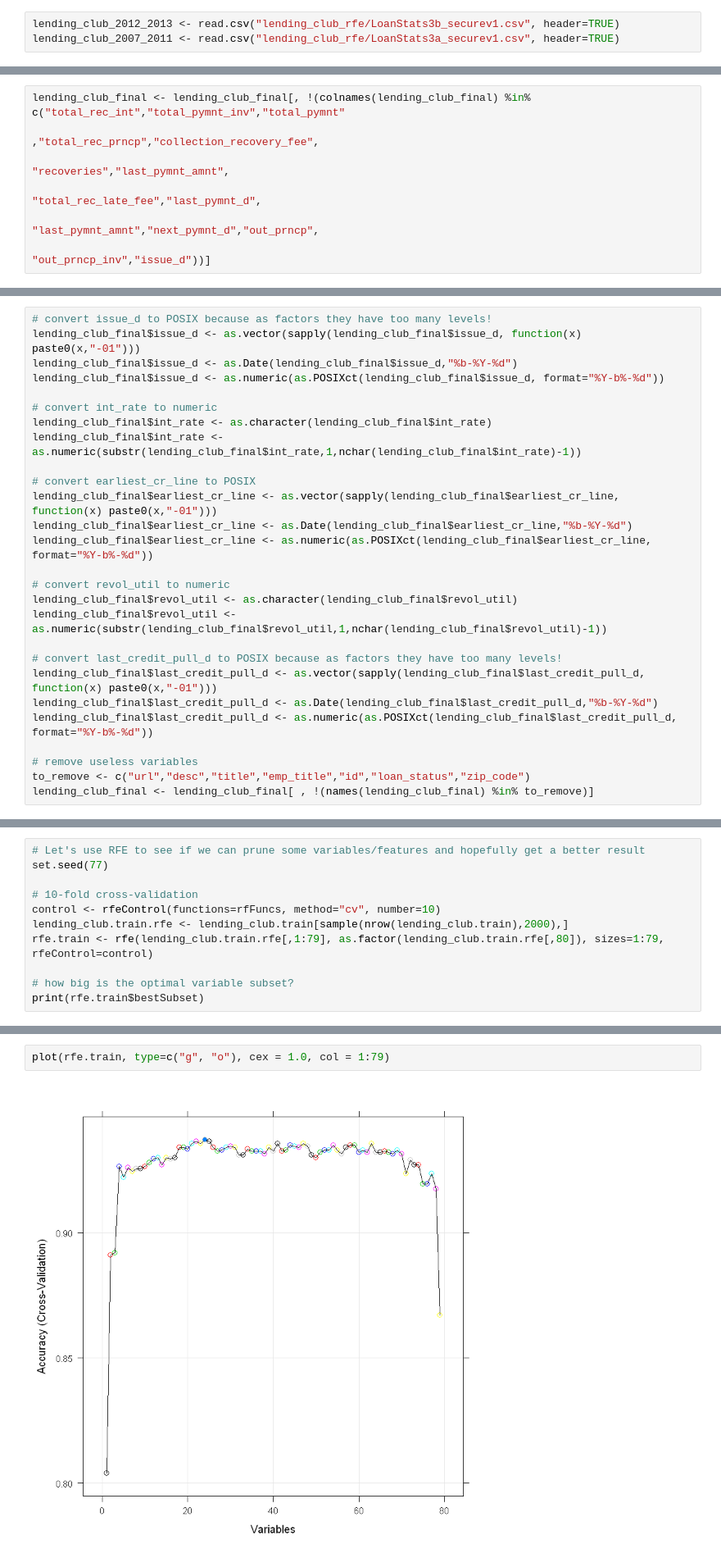
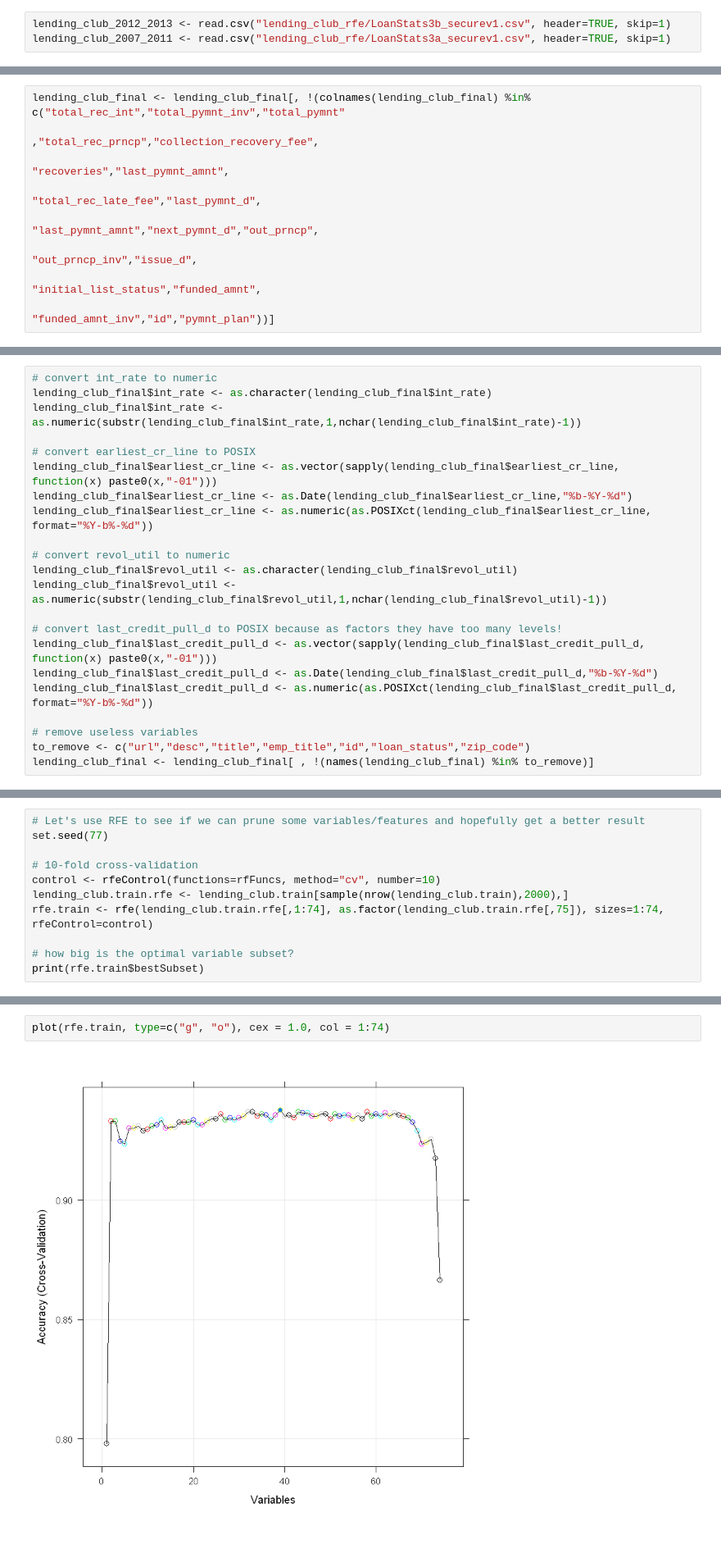
Before and after one commit to ribeiros/portfolio, a Jupyter notebook: Lending_Club_Default_Prediction_Model_Final_Report_CKME136-F2016.ipynb, the cells around one changed output, grey strips where cells are left out. Shown at 82% size. Drawn from its saved outputs; the diff is of its cells as text.

```diff
--- a/Lending_Club_Default_Prediction_Model_Final_Report_CKME136-F2016.ipynb
+++ b/Lending_Club_Default_Prediction_Model_Final_Report_CKME136-F2016.ipynb
@@ -105,8 +105,8 @@ The dataset for this project is the Loan Data dataset from the Lending Club (htt
 # %% [markdown]
 #### Loading Raw Data
 # %%
-lending_club_2012_2013 <- read.csv("lending_club_rfe/LoanStats3b_securev1.csv", header=TRUE)
-lending_club_2007_2011 <- read.csv("lending_club_rfe/LoanStats3a_securev1.csv", header=TRUE)
+lending_club_2012_2013 <- read.csv("lending_club_rfe/LoanStats3b_securev1.csv", header=TRUE, skip=1)
+lending_club_2007_2011 <- read.csv("lending_club_rfe/LoanStats3a_securev1.csv", header=TRUE, skip=1)
 # %% [markdown]
 #### Pruning data set to include only 36 month term loans issued up to February 2013
 The reason for this is because all 36 month loans issued February 2013 or earlier have fully come to term.
@@ -173,7 +178,9 @@ lending_club_final <- lending_club_final[, !(colnames(lending_club_final) %in% c
                                                                                  "recoveries","last_pymnt_amnt",
                                                                                  "total_rec_late_fee","last_pymnt_d",
                                                                                  "last_pymnt_amnt","next_pymnt_d","out_prncp",
-                                                                                 "out_prncp_inv","issue_d"))]
+                                                                                 "out_prncp_inv","issue_d",
+                                                                                 "initial_list_status","funded_amnt",
+                                                                                 "funded_amnt_inv","id","pymnt_plan"))]
 # %% [markdown]
 #### Number of Features in Dataset Before Eliminating 'All NA' Fields
 # %%
@@ -586,9 +594,4 @@ Some data types are not accepted by various machine learning algorithms. Some of
 # %%
-# convert issue_d to POSIX because as factors they have too many levels!
-lending_club_final$issue_d <- as.vector(sapply(lending_club_final$issue_d, function(x) paste0(x,"-01")))
-lending_club_final$issue_d <- as.Date(lending_club_final$issue_d,"%b-%Y-%d")
-lending_club_final$issue_d <- as.numeric(as.POSIXct(lending_club_final$issue_d, format="%Y-b%-%d"))
-
 # convert int_rate to numeric
 lending_club_final$int_rate <- as.character(lending_club_final$int_rate)
 lending_club_final$int_rate <- as.numeric(substr(lending_club_final$int_rate,1,nchar(lending_club_final$int_rate)-1))
@@ -844,7 +823,7 @@ set.seed(77)
 # 10-fold cross-validation
 control <- rfeControl(functions=rfFuncs, method="cv", number=10)
 lending_club.train.rfe <- lending_club.train[sample(nrow(lending_club.train),2000),]
-rfe.train <- rfe(lending_club.train.rfe[,1:79], as.factor(lending_club.train.rfe[,80]), sizes=1:79, rfeControl=control)
+rfe.train <- rfe(lending_club.train.rfe[,1:74], as.factor(lending_club.train.rfe[,75]), sizes=1:74, rfeControl=control)
 
 # how big is the optimal variable subset?
 print(rfe.train$bestSubset)
@@ -858,9 +832,9 @@ The following object is masked from 'package:modeltools':
 # %% [markdown]
 #### Plot the number of variables vs. RMSE
 # %%
-plot(rfe.train, type=c("g", "o"), cex = 1.0, col = 1:79)
+plot(rfe.train, type=c("g", "o"), cex = 1.0, col = 1:74)
 # %% [output]
-[figure, old version]
+[figure, new version]
 # %% [markdown]
 #### What specific variables/features comprise the optimal subset?
 # %%
```
Also changed, not shown: parts of 59 cells of this notebook.
